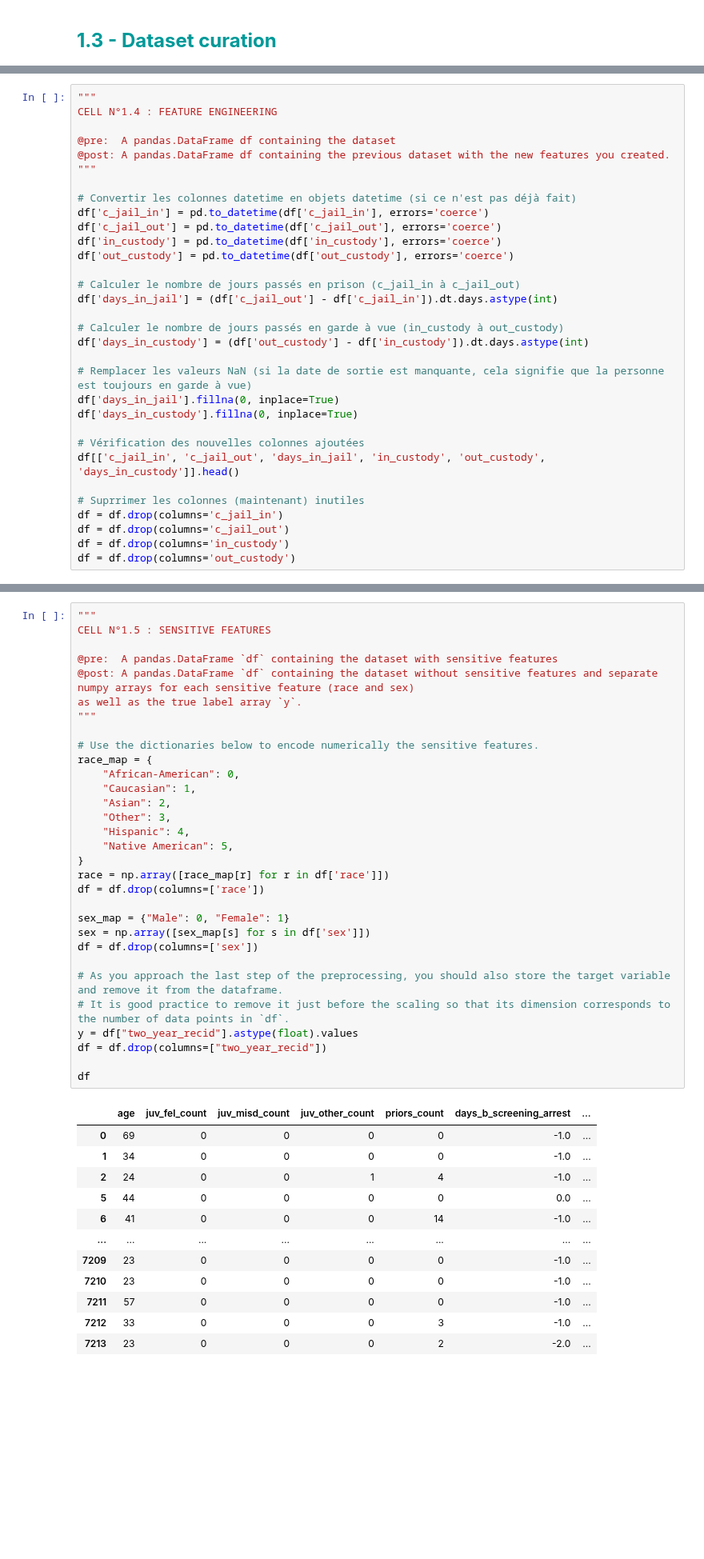
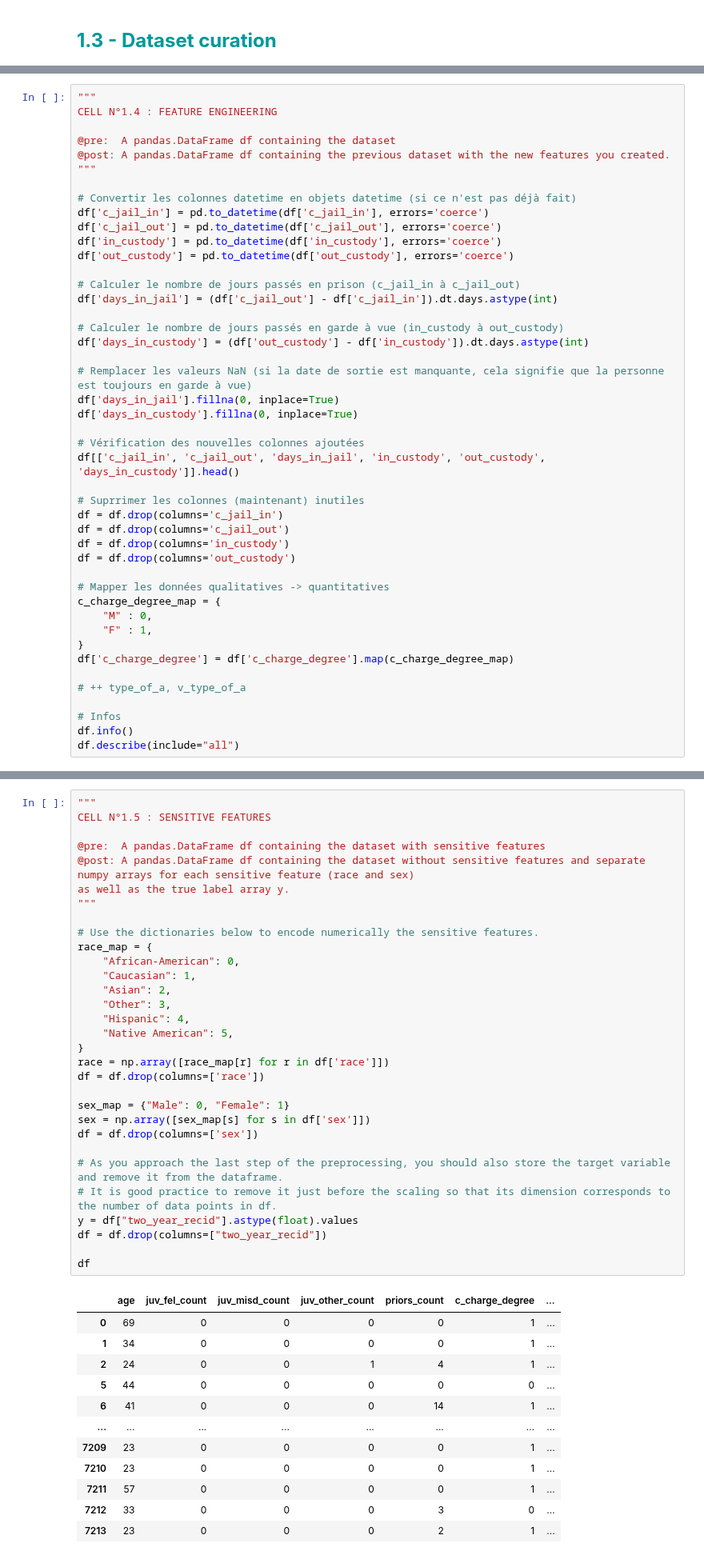
Before and after one commit to bolclaire/LEPL1109, a Jupyter notebook: Hackaton3/H3-Clustering-Student.ipynb, the cells around one changed output, grey strips where cells are left out. Shown at 80% size. Cells and saved outputs as stored; diff of their text form; blank space fills up the shorter version.

Commit message:
Partie 1 et partie 2 pas ok pb de dimensions

```diff
--- a/Hackaton3/H3-Clustering-Student.ipynb
+++ b/Hackaton3/H3-Clustering-Student.ipynb
@@ -500,3 +503,16 @@ df = df.drop(columns='c_jail_in')
 df = df.drop(columns='c_jail_out')
 df = df.drop(columns='in_custody')
 df = df.drop(columns='out_custody')
+
+# Mapper les données qualitatives -> quantitatives
+c_charge_degree_map = {
+    "M" : 0,
+    "F" : 1,
+}
+df['c_charge_degree'] = df['c_charge_degree'].map(c_charge_degree_map)
+
+# ++ type_of_a, v_type_of_a
+
+# Infos
+df.info()
+df.describe(include="all")
@@ -520,44 +566,44 @@ To check if your learning techniques are unfair to particular subgroups of these
 # %%
 """
 CELL N°1.5 : SENSITIVE FEATURES
 
-@pre:  A pandas.DataFrame `df` containing the dataset with sensitive features
-@post: A pandas.DataFrame `df` containing the dataset without sensitive features and separate numpy arrays for each sensitive feature (race and sex)
-as well as the true label array `y`.
+@pre:  A pandas.DataFrame df containing the dataset with sensitive features
+@post: A pandas.DataFrame df containing the dataset without sensitive features and separate numpy arrays for each sensitive feature (race and sex)
+as well as the true label array y.
 """
 
 # Use the dictionaries below to encode numerically the sensitive features.
 race_map = {
     "African-American": 0,
     "Caucasian": 1,
     "Asian": 2,
     "Other": 3,
     "Hispanic": 4,
     "Native American": 5,
 }
 race = np.array([race_map[r] for r in df['race']])
 df = df.drop(columns=['race'])
 
 sex_map = {"Male": 0, "Female": 1}
 sex = np.array([sex_map[s] for s in df['sex']])
 df = df.drop(columns=['sex'])
 
 # As you approach the last step of the preprocessing, you should also store the target variable and remove it from the dataframe.
-# It is good practice to remove it just before the scaling so that its dimension corresponds to the number of data points in `df`.
+# It is good practice to remove it just before the scaling so that its dimension corresponds to the number of data points in df.
 y = df["two_year_recid"].astype(float).values
 df = df.drop(columns=["two_year_recid"])
 
 df
 # %% [output]
-|  | age | juv_fel_count | juv_misd_count | juv_other_count | priors_count | days_b_screening_arrest | ... |
-| 0 | 69 | 0 | 0 | 0 | 0 | -1.0 | ... |
-| 1 | 34 | 0 | 0 | 0 | 0 | -1.0 | ... |
-| 2 | 24 | 0 | 0 | 1 | 4 | -1.0 | ... |
-| 5 | 44 | 0 | 0 | 0 | 0 | 0.0 | ... |
-| 6 | 41 | 0 | 0 | 0 | 14 | -1.0 | ... |
+|  | age | juv_fel_count | juv_misd_count | juv_other_count | priors_count | c_charge_degree | ... |
+| 0 | 69 | 0 | 0 | 0 | 0 | 1 | ... |
+| 1 | 34 | 0 | 0 | 0 | 0 | 1 | ... |
+| 2 | 24 | 0 | 0 | 1 | 4 | 1 | ... |
+| 5 | 44 | 0 | 0 | 0 | 0 | 0 | ... |
+| 6 | 41 | 0 | 0 | 0 | 14 | 1 | ... |
 | ... | ... | ... | ... | ... | ... | ... | ... |
-| 7209 | 23 | 0 | 0 | 0 | 0 | -1.0 | ... |
-| 7210 | 23 | 0 | 0 | 0 | 0 | -1.0 | ... |
-| 7211 | 57 | 0 | 0 | 0 | 0 | -1.0 | ... |
-| 7212 | 33 | 0 | 0 | 0 | 3 | -1.0 | ... |
-| 7213 | 23 | 0 | 0 | 0 | 2 | -2.0 | ... |
+| 7209 | 23 | 0 | 0 | 0 | 0 | 1 | ... |
+| 7210 | 23 | 0 | 0 | 0 | 0 | 1 | ... |
+| 7211 | 57 | 0 | 0 | 0 | 0 | 1 | ... |
+| 7212 | 33 | 0 | 0 | 0 | 3 | 0 | ... |
+| 7213 | 23 | 0 | 0 | 0 | 2 | 1 | ... |
```
Also changed, not shown: parts of 9 cells of this notebook, 1 other file.
